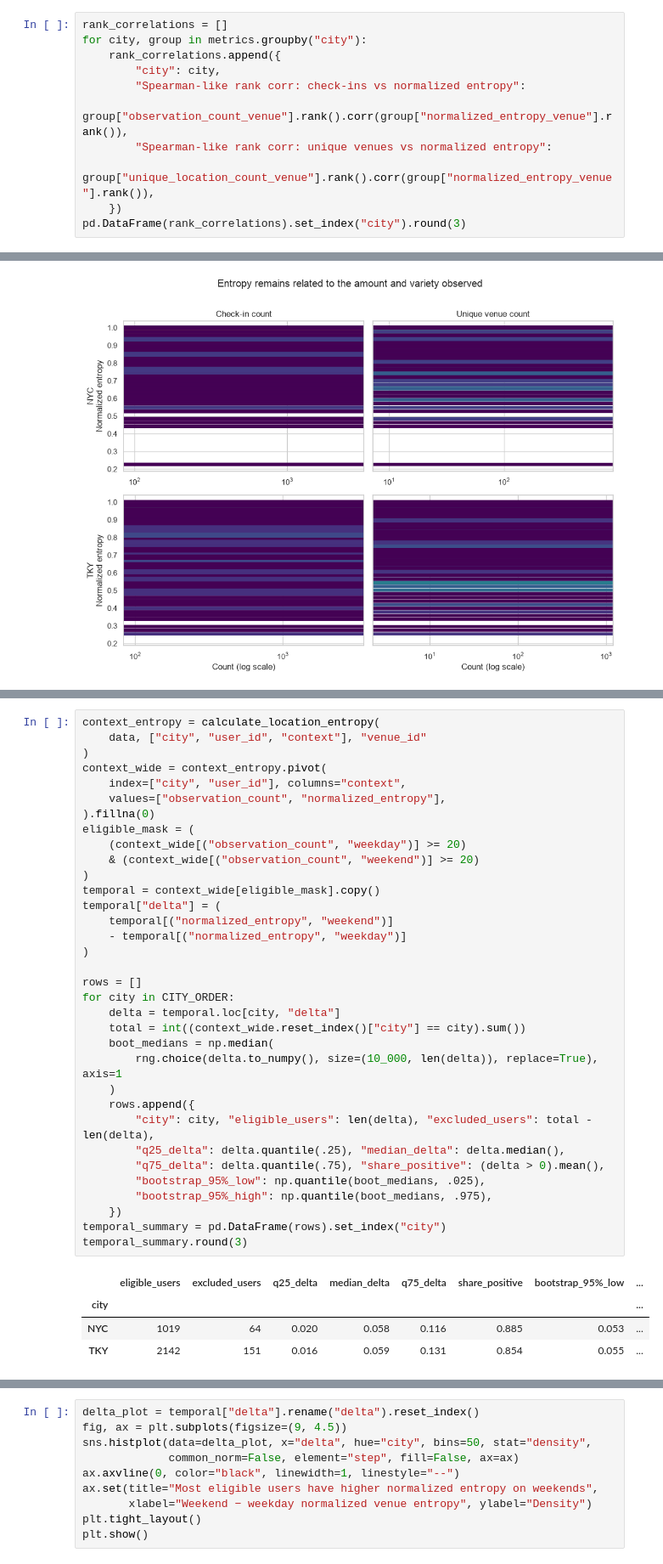
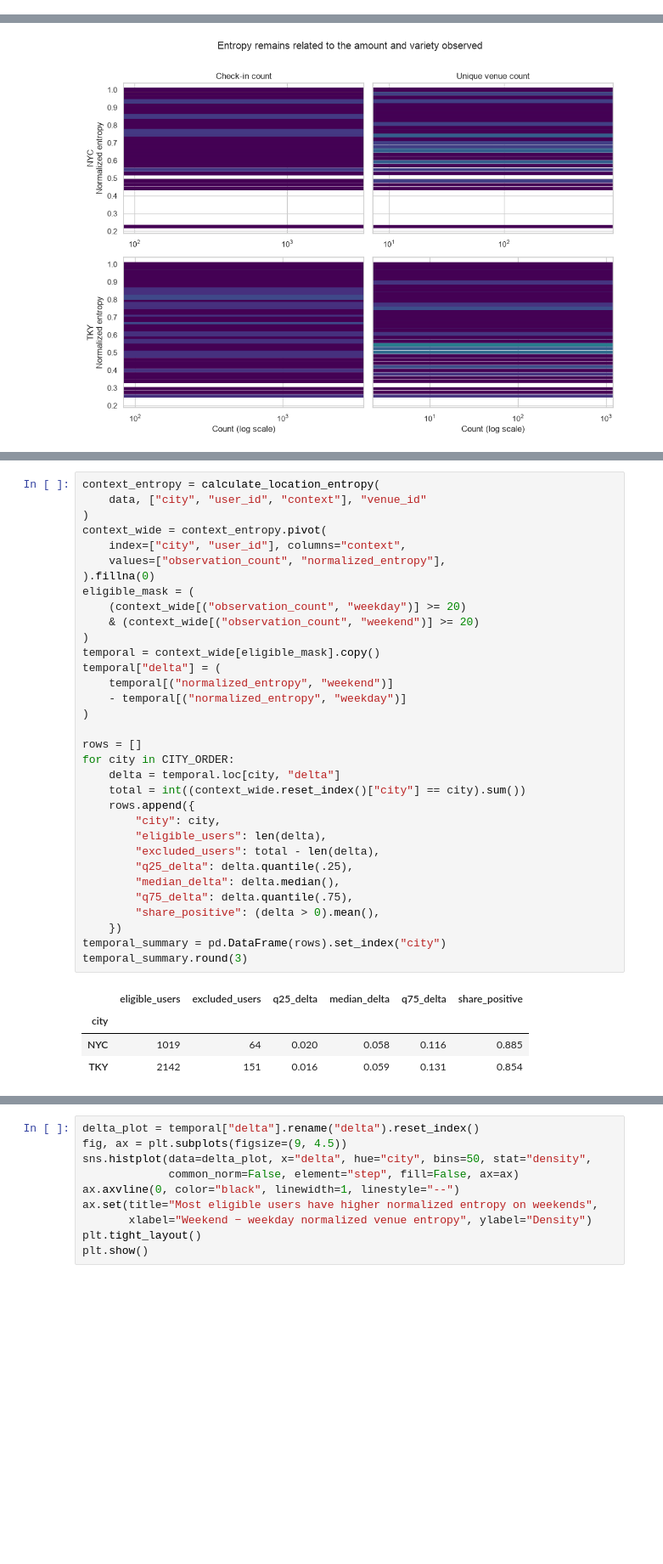
Before and after one commit to JinTao0813/infomina-ai-test-jin-tao, a Jupyter notebook: notebooks/location_entropy_analysis.ipynb, the cells around one changed output, grey strips where cells are left out. Shown at 85% size. Cells and saved outputs as stored; diff of their text form; blank space fills up the shorter version.

```diff
--- a/notebooks/location_entropy_analysis.ipynb
+++ b/notebooks/location_entropy_analysis.ipynb
@@ -179,11 +171,0 @@ plt.show()
-# %%
-rank_correlations = []
-for city, group in metrics.groupby("city"):
-    rank_correlations.append({
-        "city": city,
-        "Spearman-like rank corr: check-ins vs normalized entropy":
-            group["observation_count_venue"].rank().corr(group["normalized_entropy_venue"].rank()),
-        "Spearman-like rank corr: unique venues vs normalized entropy":
-            group["unique_location_count_venue"].rank().corr(group["normalized_entropy_venue"].rank()),
-    })
-pd.DataFrame(rank_correlations).set_index("city").round(3)
@@ -222,40 +197,39 @@ plt.show()
 # %%
 context_entropy = calculate_location_entropy(
     data, ["city", "user_id", "context"], "venue_id"
 )
 context_wide = context_entropy.pivot(
     index=["city", "user_id"], columns="context",
     values=["observation_count", "normalized_entropy"],
 ).fillna(0)
 eligible_mask = (
     (context_wide[("observation_count", "weekday")] >= 20)
     & (context_wide[("observation_count", "weekend")] >= 20)
 )
 temporal = context_wide[eligible_mask].copy()
 temporal["delta"] = (
     temporal[("normalized_entropy", "weekend")]
     - temporal[("normalized_entropy", "weekday")]
 )
 
 rows = []
 for city in CITY_ORDER:
     delta = temporal.loc[city, "delta"]
     total = int((context_wide.reset_index()["city"] == city).sum())
-    boot_medians = np.median(
-        rng.choice(delta.to_numpy(), size=(10_000, len(delta)), replace=True), axis=1
-    )
     rows.append({
-        "city": city, "eligible_users": len(delta), "excluded_users": total - len(delta),
-        "q25_delta": delta.quantile(.25), "median_delta": delta.median(),
-        "q75_delta": delta.quantile(.75), "share_positive": (delta > 0).mean(),
-        "bootstrap_95%_low": np.quantile(boot_medians, .025),
-        "bootstrap_95%_high": np.quantile(boot_medians, .975),
+        "city": city,
+        "eligible_users": len(delta),
+        "excluded_users": total - len(delta),
+        "q25_delta": delta.quantile(.25),
+        "median_delta": delta.median(),
+        "q75_delta": delta.quantile(.75),
+        "share_positive": (delta > 0).mean(),
     })
 temporal_summary = pd.DataFrame(rows).set_index("city")
 temporal_summary.round(3)
 # %% [output]
-|  | eligible_users | excluded_users | q25_delta | median_delta | q75_delta | share_positive | bootstrap_95%_low | ... |
-| city |  |  |  |  |  |  |  | ... |
-| NYC | 1019 | 64 | 0.020 | 0.058 | 0.116 | 0.885 | 0.053 | ... |
-| TKY | 2142 | 151 | 0.016 | 0.059 | 0.131 | 0.854 | 0.055 | ... |
+|  | eligible_users | excluded_users | q25_delta | median_delta | q75_delta | share_positive |
+| city |  |  |  |  |  |  |
+| NYC | 1019 | 64 | 0.020 | 0.058 | 0.116 | 0.885 |
+| TKY | 2142 | 151 | 0.016 | 0.059 | 0.131 | 0.854 |
 # %% [markdown]
```
Also changed, not shown: parts of 22 cells of this notebook, 5 other files.
